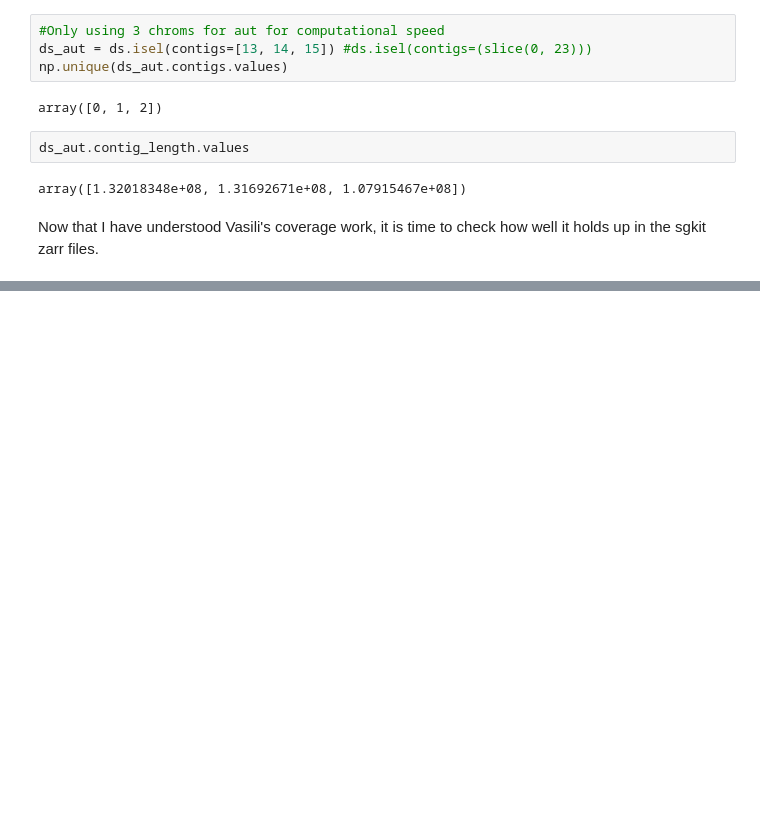
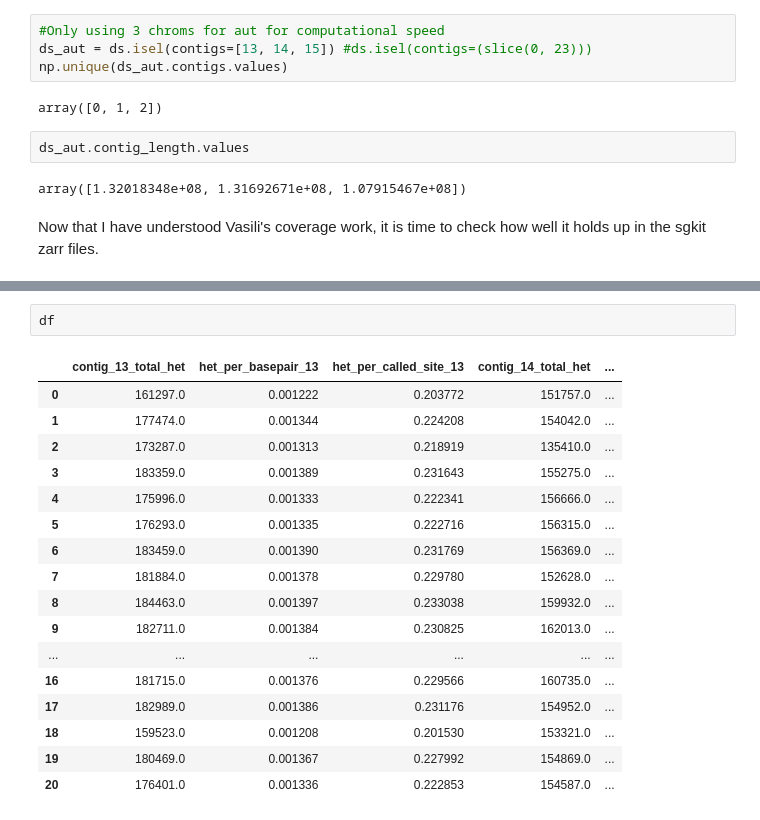
Before and after one commit to erikfogh/selection_primates, a Jupyter notebook: notebooks/pilot03_diversity_checks_gorilla.ipynb, the cells around one changed output, grey strips where cells are left out. Saved outputs shown, nothing was run; the diff lists cells and outputs as text; blank space fills up the shorter version.

```diff
--- a/notebooks/pilot03_diversity_checks_gorilla.ipynb
+++ b/notebooks/pilot03_diversity_checks_gorilla.ipynb
@@ -324,0 +288,20 @@ Window, calculate diversity with unique (single) sample_cohorts, subset for cont
+# %%
+df
+# %% [output]
+|  | contig_13_total_het | het_per_basepair_13 | het_per_called_site_13 | contig_14_total_het | ... |
+| 0 | 161297.0 | 0.001222 | 0.203772 | 151757.0 | ... |
+| 1 | 177474.0 | 0.001344 | 0.224208 | 154042.0 | ... |
+| 2 | 173287.0 | 0.001313 | 0.218919 | 135410.0 | ... |
+| 3 | 183359.0 | 0.001389 | 0.231643 | 155275.0 | ... |
+| 4 | 175996.0 | 0.001333 | 0.222341 | 156666.0 | ... |
+| 5 | 176293.0 | 0.001335 | 0.222716 | 156315.0 | ... |
+| 6 | 183459.0 | 0.001390 | 0.231769 | 156369.0 | ... |
+| 7 | 181884.0 | 0.001378 | 0.229780 | 152628.0 | ... |
+| 8 | 184463.0 | 0.001397 | 0.233038 | 159932.0 | ... |
+| 9 | 182711.0 | 0.001384 | 0.230825 | 162013.0 | ... |
+| ... | ... | ... | ... | ... | ... |
+| 16 | 181715.0 | 0.001376 | 0.229566 | 160735.0 | ... |
+| 17 | 182989.0 | 0.001386 | 0.231176 | 154952.0 | ... |
+| 18 | 159523.0 | 0.001208 | 0.201530 | 153321.0 | ... |
+| 19 | 180469.0 | 0.001367 | 0.227992 | 154869.0 | ... |
+| 20 | 176401.0 | 0.001336 | 0.222853 | 154587.0 | ... |
```
Also changed, not shown: parts of 48 cells of this notebook, 1 other file.
